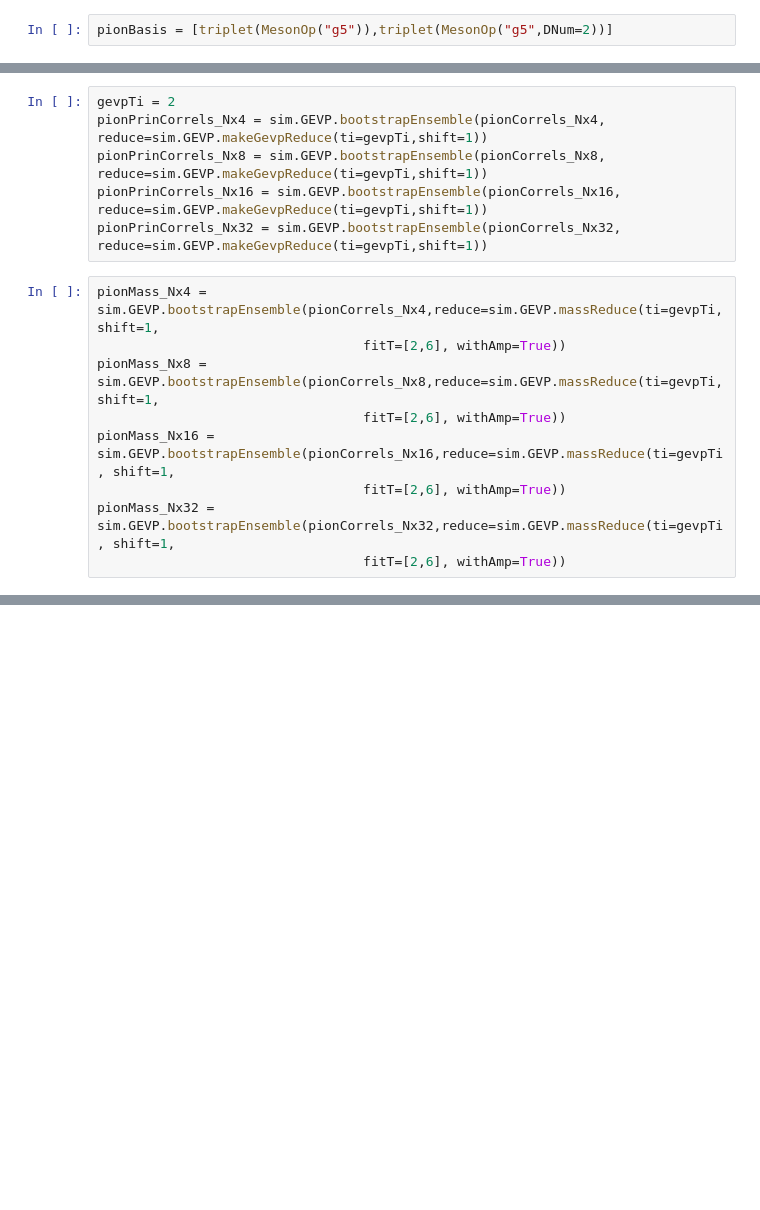
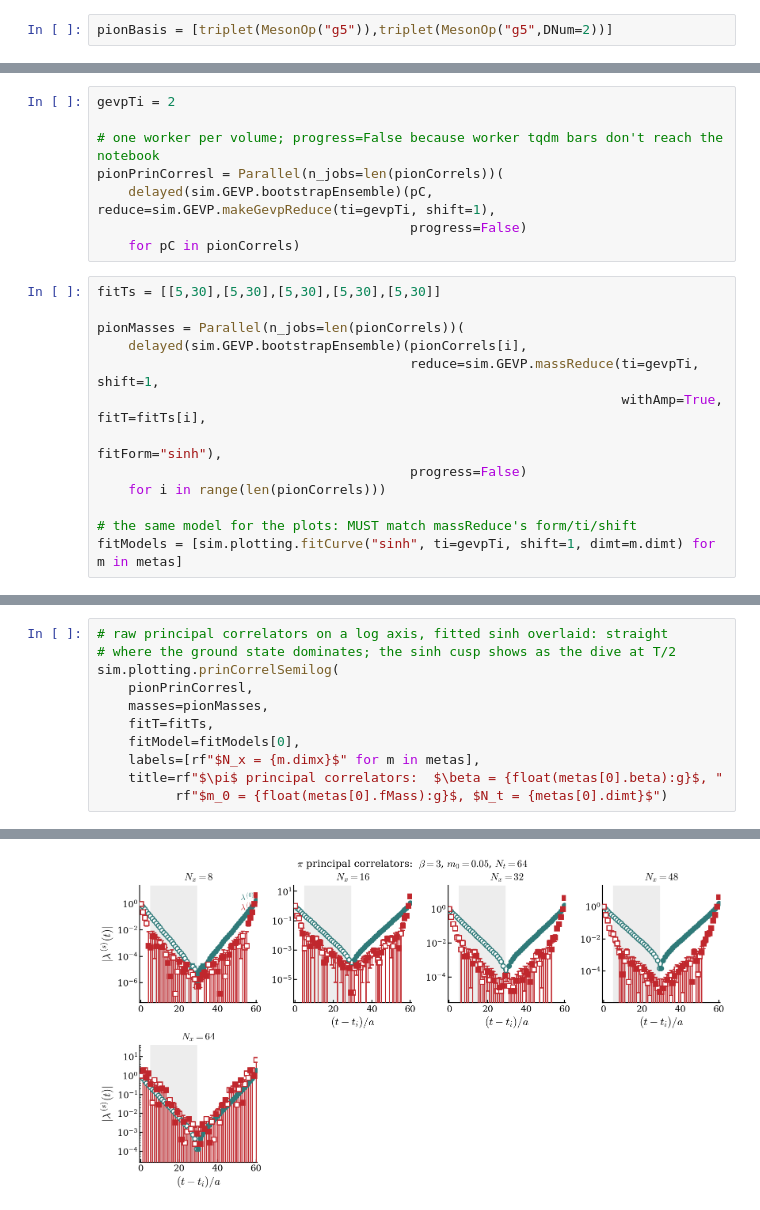
Before and after one commit to wurdahl/schwingerModel, a Jupyter notebook: finiteVolume.ipynb, the cells around one changed output, grey strips where cells are left out. Cells and saved outputs as stored; diff of their text form; blank space fills up the shorter version.

Commit message:
gpu distillation and finite volume scan.

```diff
--- a/finiteVolume.ipynb
+++ b/finiteVolume.ipynb
@@ -44,15 +34,21 @@ pionCorrels_Nx32 = sim.GEVP.measureEnsemble(pathNx32,(Nx32_meta.configIndices),p
 # %%
 gevpTi = 2
-pionPrinCorrels_Nx4 = sim.GEVP.bootstrapEnsemble(pionCorrels_Nx4, reduce=sim.GEVP.makeGevpReduce(ti=gevpTi,shift=1))
-pionPrinCorrels_Nx8 = sim.GEVP.bootstrapEnsemble(pionCorrels_Nx8, reduce=sim.GEVP.makeGevpReduce(ti=gevpTi,shift=1))
-pionPrinCorrels_Nx16 = sim.GEVP.bootstrapEnsemble(pionCorrels_Nx16, reduce=sim.GEVP.makeGevpReduce(ti=gevpTi,shift=1))
-pionPrinCorrels_Nx32 = sim.GEVP.bootstrapEnsemble(pionCorrels_Nx32, reduce=sim.GEVP.makeGevpReduce(ti=gevpTi,shift=1))
+
+# one worker per volume; progress=False because worker tqdm bars don't reach the notebook
+pionPrinCorresl = Parallel(n_jobs=len(pionCorrels))(
+    delayed(sim.GEVP.bootstrapEnsemble)(pC, reduce=sim.GEVP.makeGevpReduce(ti=gevpTi, shift=1),
+                                        progress=False)
+    for pC in pionCorrels)
 # %%
-pionMass_Nx4 = sim.GEVP.bootstrapEnsemble(pionCorrels_Nx4,reduce=sim.GEVP.massReduce(ti=gevpTi, shift=1,
-                                  fitT=[2,6], withAmp=True))
-pionMass_Nx8 = sim.GEVP.bootstrapEnsemble(pionCorrels_Nx8,reduce=sim.GEVP.massReduce(ti=gevpTi, shift=1,
-                                  fitT=[2,6], withAmp=True))
-pionMass_Nx16 = sim.GEVP.bootstrapEnsemble(pionCorrels_Nx16,reduce=sim.GEVP.massReduce(ti=gevpTi, shift=1,
-                                  fitT=[2,6], withAmp=True))
-pionMass_Nx32 = sim.GEVP.bootstrapEnsemble(pionCorrels_Nx32,reduce=sim.GEVP.massReduce(ti=gevpTi, shift=1,
-                                  fitT=[2,6], withAmp=True))
+fitTs = [[5,30],[5,30],[5,30],[5,30],[5,30]]
+
+pionMasses = Parallel(n_jobs=len(pionCorrels))(
+    delayed(sim.GEVP.bootstrapEnsemble)(pionCorrels[i],
+                                        reduce=sim.GEVP.massReduce(ti=gevpTi, shift=1,
+                                                                   withAmp=True, fitT=fitTs[i],
+                                                                   fitForm="sinh"),
+                                        progress=False)
+    for i in range(len(pionCorrels)))
+
+# the same model for the plots: MUST match massReduce's form/ti/shift
+fitModels = [sim.plotting.fitCurve("sinh", ti=gevpTi, shift=1, dimt=m.dimt) for m in metas]
@@ -214,0 +55,12 @@ plt.show()
+# %%
+# raw principal correlators on a log axis, fitted sinh overlaid: straight
+# where the ground state dominates; the sinh cusp shows as the dive at T/2
+sim.plotting.prinCorrelSemilog(
+    pionPrinCorresl,
+    masses=pionMasses,
+    fitT=fitTs,
+    fitModel=fitModels[0],
+    labels=[rf"$N_x = {m.dimx}$" for m in metas],
+    title=rf"$\pi$ principal correlators:  $\beta = {float(metas[0].beta):g}$, "
+          rf"$m_0 = {float(metas[0].fMass):g}$, $N_t = {metas[0].dimt}$")
+# %% [output]
@@ -214,0 +74 @@ plt.show()
+[figure, added]
```
Also changed, not shown: parts of 10 cells of this notebook, 27 other files.
